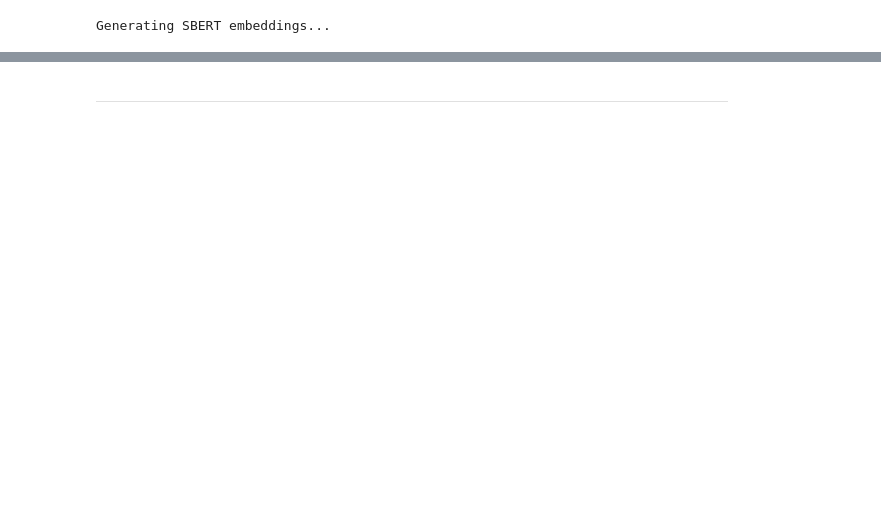
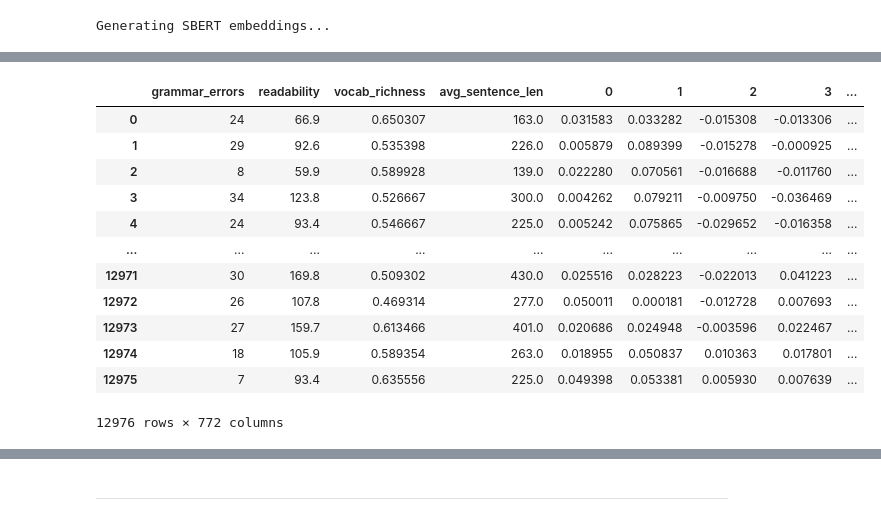
Before and after one commit to Vall-Here/nlp-essay-scoring-sentence-bert-project, a Jupyter notebook: AES/AES-BERT.ipynb, the cells around one changed output, grey strips where cells are left out. Drawn from its saved outputs; the diff is of its cells as text; code cells hidden in the pictures; blank space fills up the shorter version.

```diff
--- a/AES/AES-BERT.ipynb
+++ b/AES/AES-BERT.ipynb
@@ -179,3 +254,19 @@ Generating SBERT embeddings...
 # %%
 X = pd.concat([linguistic_df, sbert_df], axis=1)
 y = essays['domain1_score']
+# %%
+X
+# %% [output]
+|  | grammar_errors | readability | vocab_richness | avg_sentence_len | 0 | 1 | 2 | 3 | ... |
+| 0 | 24 | 66.9 | 0.650307 | 163.0 | 0.031583 | 0.033282 | -0.015308 | -0.013306 | ... |
+| 1 | 29 | 92.6 | 0.535398 | 226.0 | 0.005879 | 0.089399 | -0.015278 | -0.000925 | ... |
+| 2 | 8 | 59.9 | 0.589928 | 139.0 | 0.022280 | 0.070561 | -0.016688 | -0.011760 | ... |
+| 3 | 34 | 123.8 | 0.526667 | 300.0 | 0.004262 | 0.079211 | -0.009750 | -0.036469 | ... |
+| 4 | 24 | 93.4 | 0.546667 | 225.0 | 0.005242 | 0.075865 | -0.029652 | -0.016358 | ... |
+| ... | ... | ... | ... | ... | ... | ... | ... | ... | ... |
+| 12971 | 30 | 169.8 | 0.509302 | 430.0 | 0.025516 | 0.028223 | -0.022013 | 0.041223 | ... |
+| 12972 | 26 | 107.8 | 0.469314 | 277.0 | 0.050011 | 0.000181 | -0.012728 | 0.007693 | ... |
+| 12973 | 27 | 159.7 | 0.613466 | 401.0 | 0.020686 | 0.024948 | -0.003596 | 0.022467 | ... |
+| 12974 | 18 | 105.9 | 0.589354 | 263.0 | 0.018955 | 0.050837 | 0.010363 | 0.017801 | ... |
+| 12975 | 7 | 93.4 | 0.635556 | 225.0 | 0.049398 | 0.053381 | 0.005930 | 0.007639 | ... |
+12976 rows × 772 columns
```
Also changed, not shown: parts of 24 cells of this notebook, 2 other files.
